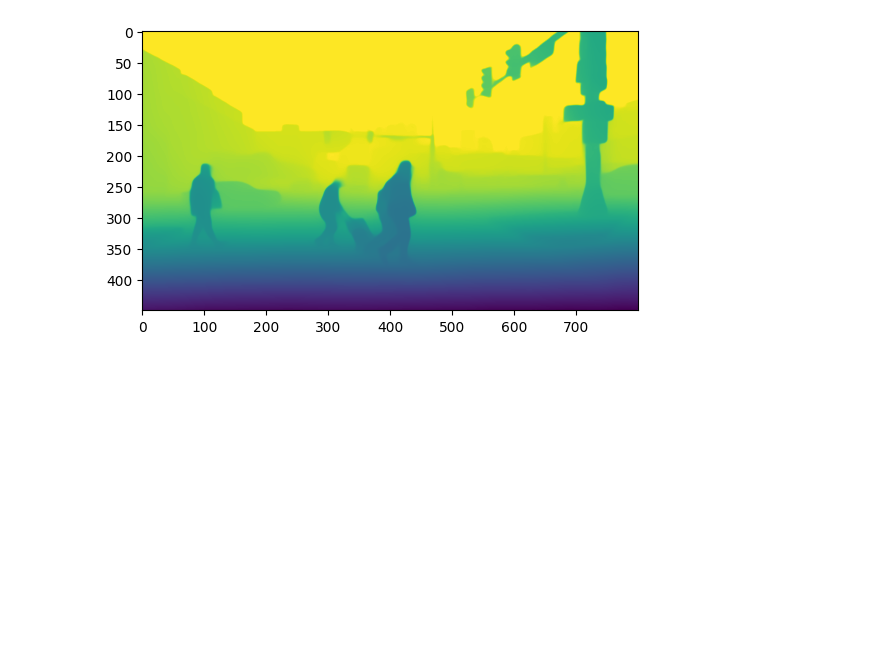
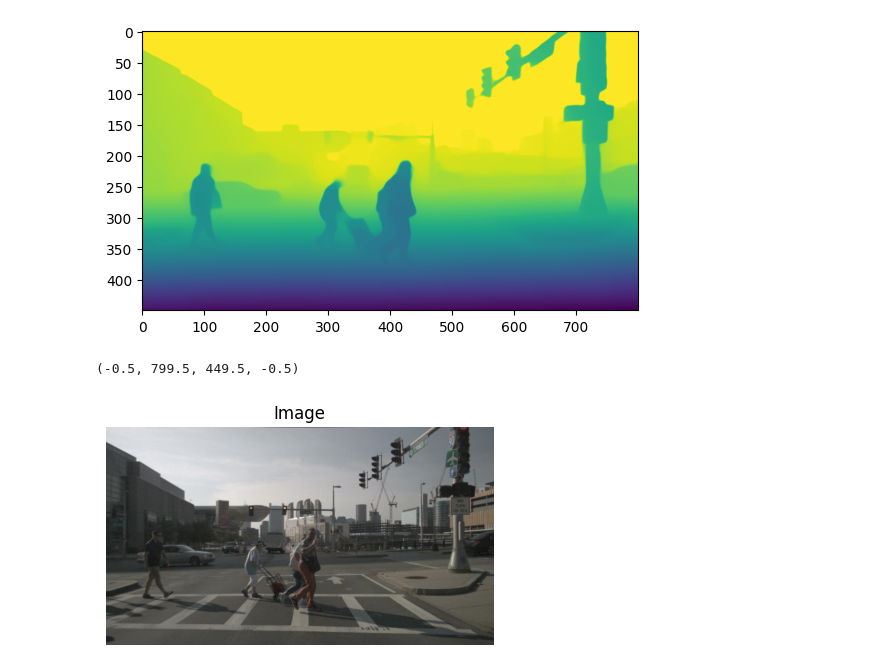
Before and after one commit to Raessan/Radar-camera-fusion, a Jupyter notebook: algorithm/sample_inference.ipynb, the cells around one changed output. Saved outputs shown, nothing was run; the diff lists cells and outputs as text; code cells hidden in the pictures; blank space fills up the shorter version.

```diff
--- a/algorithm/sample_inference.ipynb
+++ b/algorithm/sample_inference.ipynb
@@ -9,10 +10,11 @@ import copy
 # %%
 # Data location
+PATH_IMAGE = "/ssd/Datasets_and_code/nuscenes_depth_estimation/code/test_data/00100_im.jpg"
 PATH_RELATIVE_DEPTHMAP = "/ssd/Datasets_and_code/nuscenes_depth_estimation/dataset/dataset_radar_cam/relative_depth/00100_rel_depth.npy"
 PATH_RADAR = "/ssd/Datasets_and_code/nuscenes_depth_estimation/code/test_data/00100_radar_pc.txt"
 PATH_LIDAR = "/ssd/Datasets_and_code/nuscenes_depth_estimation/code/test_data/00100_lidar_pc.txt"
 PATH_CAM_MATRIX = "/ssd/Datasets_and_code/nuscenes_depth_estimation/code/test_data/00100_cam_matrix.txt"
-MODEL_PATH = "/ssd/Datasets_and_code/nuscenes_depth_estimation/code/algorithm/results/2024-06-20_15-22-48/model_4.pth"
+MODEL_PATH = "/ssd/Datasets_and_code/nuscenes_depth_estimation/code/algorithm/results/2024-06-21_23-46-23/model_8.pth"
 # %%
 # MODEL PARAMETERS
 W_ORIGINAL = 1600
@@ -118,3 +154,18 @@ plt.imshow(rel_depth, cmap='viridis')
 # %% [output]
 <matplotlib.image.AxesImage at 0x...>
 [figure]
+# %%
+# PLOT IMAGE
+image = cv2.imread(PATH_IMAGE)
+image = cv2.cvtColor(image, cv2.COLOR_BGR2RGB)
+image = cv2.resize(image, (W_NN, H_NN))
+# Init axes.
+fig, ax = plt.subplots(1, 1, figsize=(5, 10))
+# Radar plot
+ax.set_title('Image')
+ax.imshow(image, alpha=1.0)
+ax.axis('off')
+#ax[0].figure.colorbar(rel_depth, ax=ax[0], label='Depth')
+# %% [output]
+(-0.5, 799.5, 449.5, -0.5)
+[figure, added]
```
Also changed, not shown: parts of 10 cells of this notebook, 3 other files.
